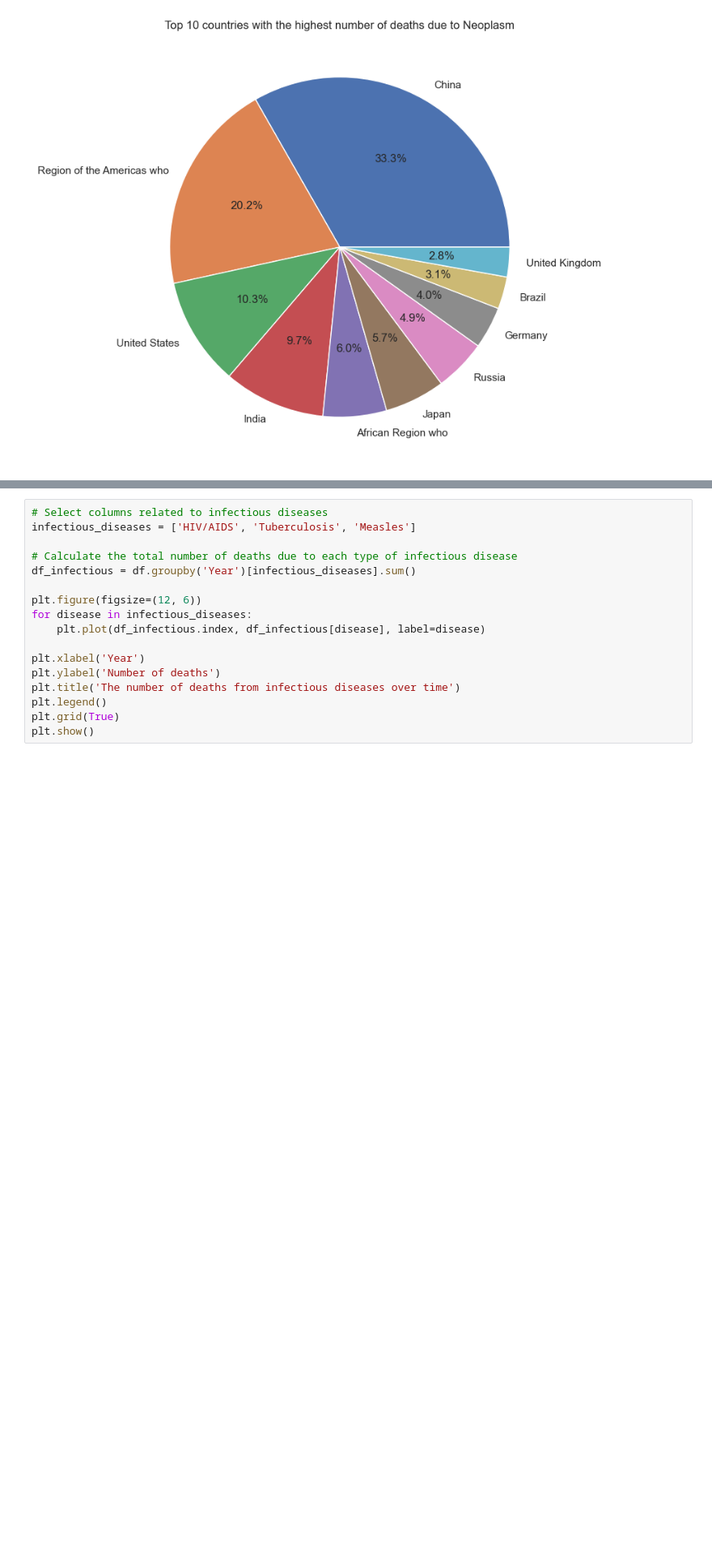
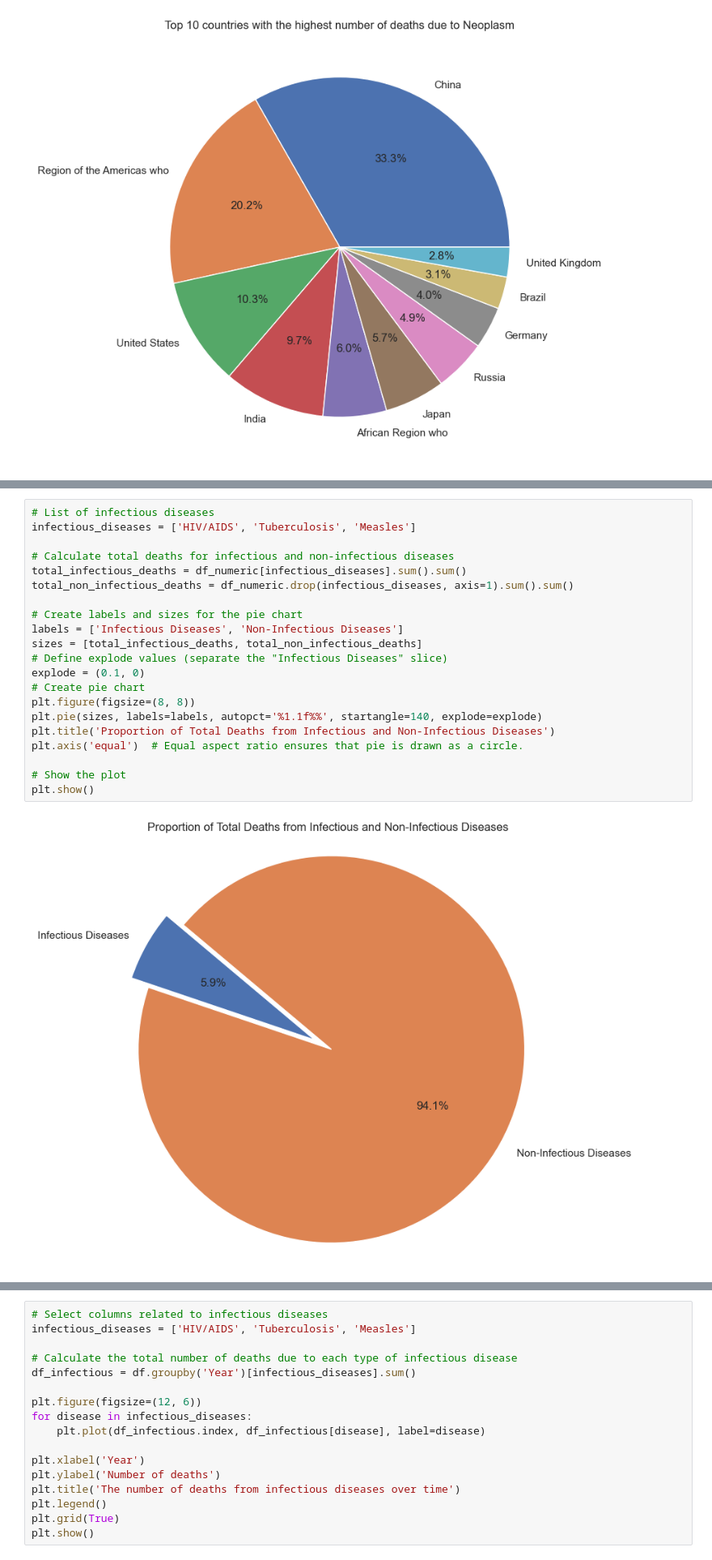
Before and after one commit to hoangvu1806/Analyze-annual-death-data, a Jupyter notebook: analysis.ipynb, the cells around one changed output, grey strips where cells are left out. Shown at 81% size. Saved outputs shown, nothing was run; the diff lists cells and outputs as text; blank space fills up the shorter version.

```diff
--- a/analysis.ipynb
+++ b/analysis.ipynb
@@ -454,2 +475,25 @@ plt.show()
+# %%
+# List of infectious diseases
+infectious_diseases = ['HIV/AIDS', 'Tuberculosis', 'Measles']
+
+# Calculate total deaths for infectious and non-infectious diseases
+total_infectious_deaths = df_numeric[infectious_diseases].sum().sum()
+total_non_infectious_deaths = df_numeric.drop(infectious_diseases, axis=1).sum().sum()
+
+# Create labels and sizes for the pie chart
+labels = ['Infectious Diseases', 'Non-Infectious Diseases']
+sizes = [total_infectious_deaths, total_non_infectious_deaths]
+# Define explode values (separate the "Infectious Diseases" slice)
+explode = (0.1, 0)
+# Create pie chart
+plt.figure(figsize=(8, 8))
+plt.pie(sizes, labels=labels, autopct='%1.1f%%', startangle=140, explode=explode)
+plt.title('Proportion of Total Deaths from Infectious and Non-Infectious Diseases')
+plt.axis('equal')  # Equal aspect ratio ensures that pie is drawn as a circle.
+
+# Show the plot
+plt.show()
+# %% [output]
+[figure, added]
 # %%
 
```
Also changed, not shown: parts of 7 cells of this notebook.
